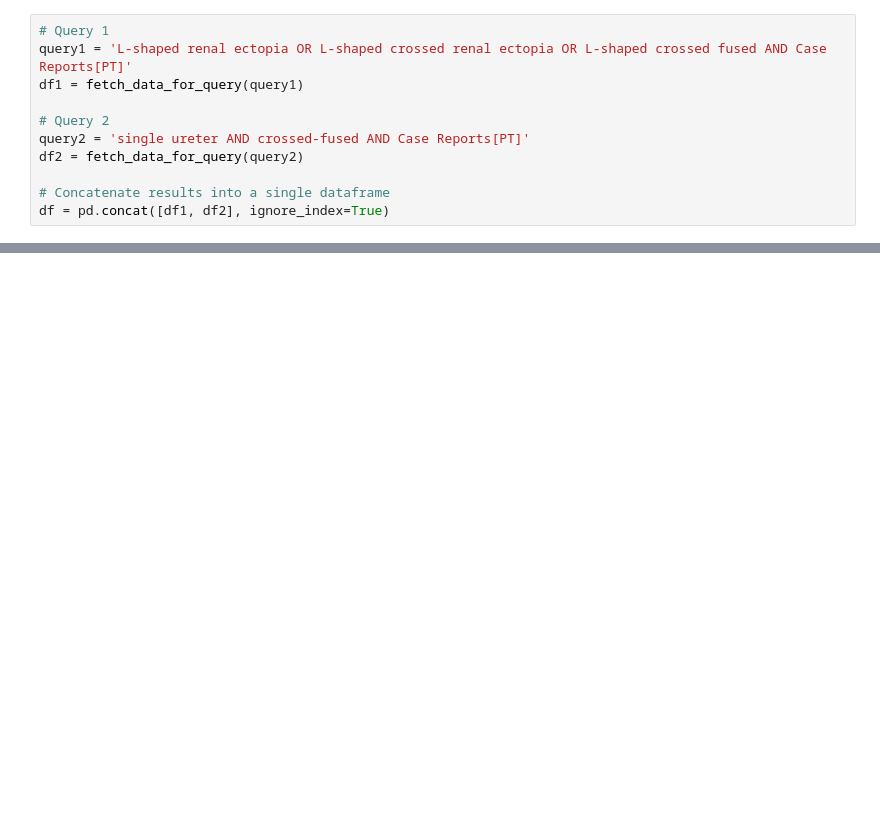
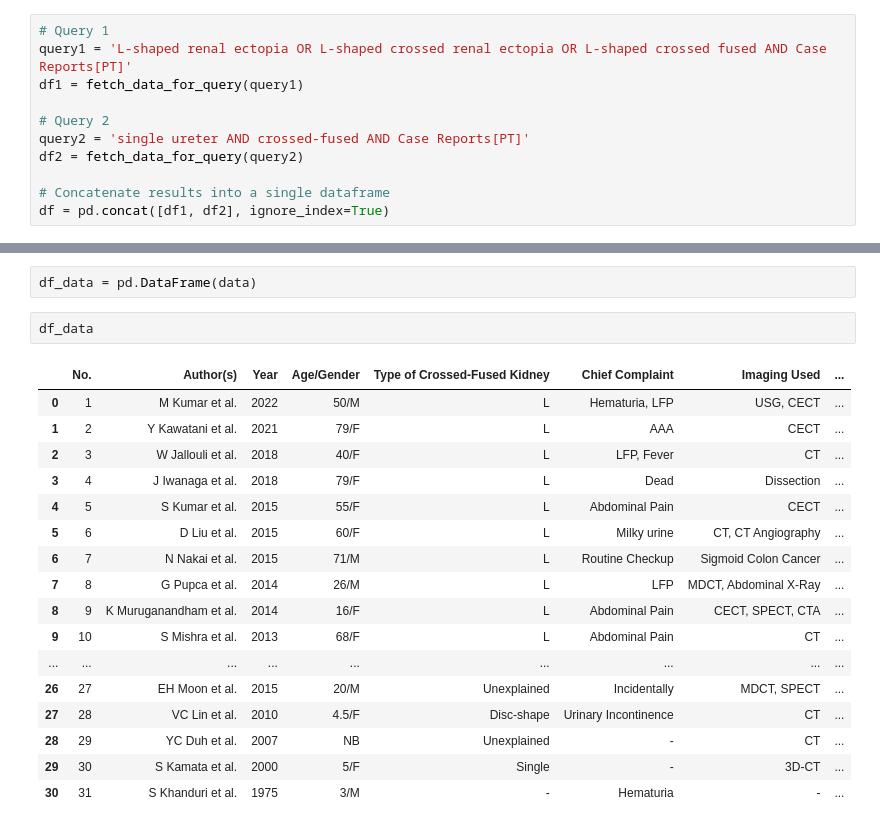
Before and after one commit to mirsadra/crossed-fused-renal-ectopia, a Jupyter notebook: Final.ipynb, the cells around one changed output, grey strips where cells are left out. Drawn from its saved outputs; the diff is of its cells as text; blank space fills up the shorter version.

```diff
--- a/Final.ipynb
+++ b/Final.ipynb
@@ -136,0 +261,22 @@ df
+# %%
+df_data = pd.DataFrame(data)
+# %%
+df_data
+# %% [output]
+|  | No. | Author(s) | Year | Age/Gender | Type of Crossed-Fused Kidney | Chief Complaint | Imaging Used | ... |
+| 0 | 1 | M Kumar et al. | 2022 | 50/M | L | Hematuria, LFP | USG, CECT | ... |
+| 1 | 2 | Y Kawatani et al. | 2021 | 79/F | L | AAA | CECT | ... |
+| 2 | 3 | W Jallouli et al. | 2018 | 40/F | L | LFP, Fever | CT | ... |
+| 3 | 4 | J Iwanaga et al. | 2018 | 79/F | L | Dead | Dissection | ... |
+| 4 | 5 | S Kumar et al. | 2015 | 55/F | L | Abdominal Pain | CECT | ... |
+| 5 | 6 | D Liu et al. | 2015 | 60/F | L | Milky urine | CT, CT Angiography | ... |
+| 6 | 7 | N Nakai et al. | 2015 | 71/M | L | Routine Checkup | Sigmoid Colon Cancer | ... |
+| 7 | 8 | G Pupca et al. | 2014 | 26/M | L | LFP | MDCT, Abdominal X-Ray | ... |
+| 8 | 9 | K Muruganandham et al. | 2014 | 16/F | L | Abdominal Pain | CECT, SPECT, CTA | ... |
+| 9 | 10 | S Mishra et al. | 2013 | 68/F | L | Abdominal Pain | CT | ... |
+| ... | ... | ... | ... | ... | ... | ... | ... | ... |
+| 26 | 27 | EH Moon et al. | 2015 | 20/M | Unexplained | Incidentally | MDCT, SPECT | ... |
+| 27 | 28 | VC Lin et al. | 2010 | 4.5/F | Disc-shape | Urinary Incontinence | CT | ... |
+| 28 | 29 | YC Duh et al. | 2007 | NB | Unexplained | - | CT | ... |
+| 29 | 30 | S Kamata et al. | 2000 | 5/F | Single | - | 3D-CT | ... |
+| 30 | 31 | S Khanduri et al. | 1975 | 3/M | - | Hematuria | - | ... |
```
Also changed, not shown: parts of 13 cells of this notebook.
